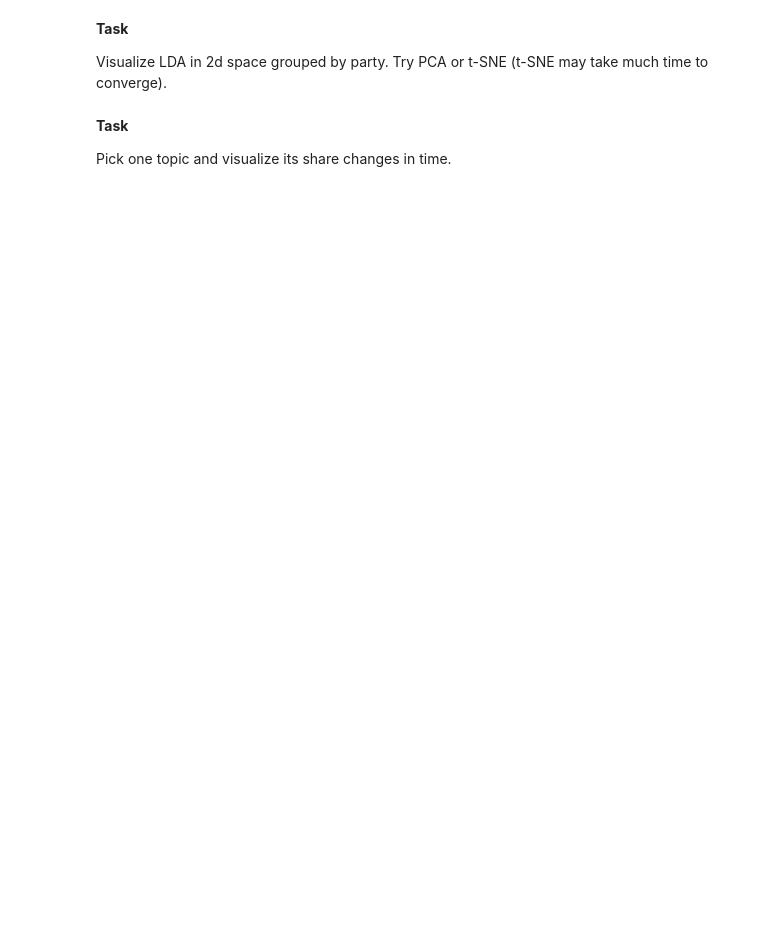
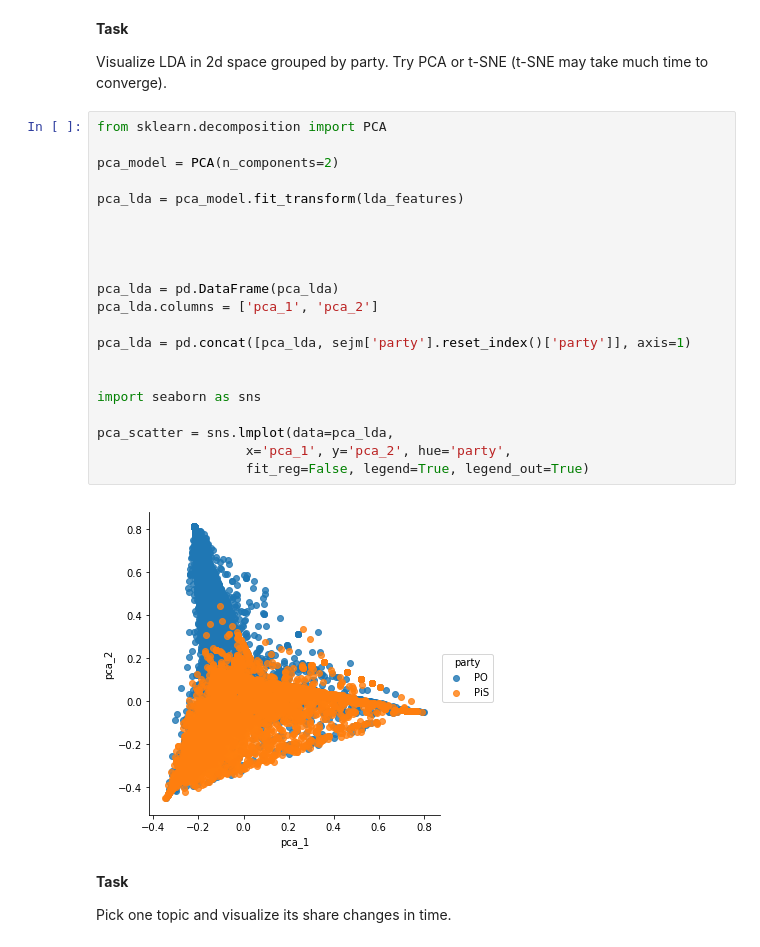
Before and after one commit to durszlaczek/nlp_workshops, a Jupyter notebook: notebooks/1_LDA.ipynb, the cells around one changed output. Cells and saved outputs as stored; diff of their text form; blank space fills up the shorter version.

```diff
--- a/notebooks/1_LDA.ipynb
+++ b/notebooks/1_LDA.ipynb
@@ -240,6 +270,29 @@ bar_pca = party_lda.\
 **Task**
 
 Visualize LDA in 2d space grouped by party. Try PCA or t-SNE (t-SNE may take much time to converge).
+# %%
+from sklearn.decomposition import PCA
+
+pca_model = PCA(n_components=2)
+
+pca_lda = pca_model.fit_transform(lda_features)
+
+
+
+
+pca_lda = pd.DataFrame(pca_lda)
+pca_lda.columns = ['pca_1', 'pca_2']
+
+pca_lda = pd.concat([pca_lda, sejm['party'].reset_index()['party']], axis=1)
+
+
+import seaborn as sns
+
+pca_scatter = sns.lmplot(data=pca_lda,
+                   x='pca_1', y='pca_2', hue='party',
+                   fit_reg=False, legend=True, legend_out=True)
+# %% [output]
+[figure, added]
 # %% [markdown]
 **Task**
 
```
Also changed, not shown: parts of 10 cells of this notebook, 2 other files.
